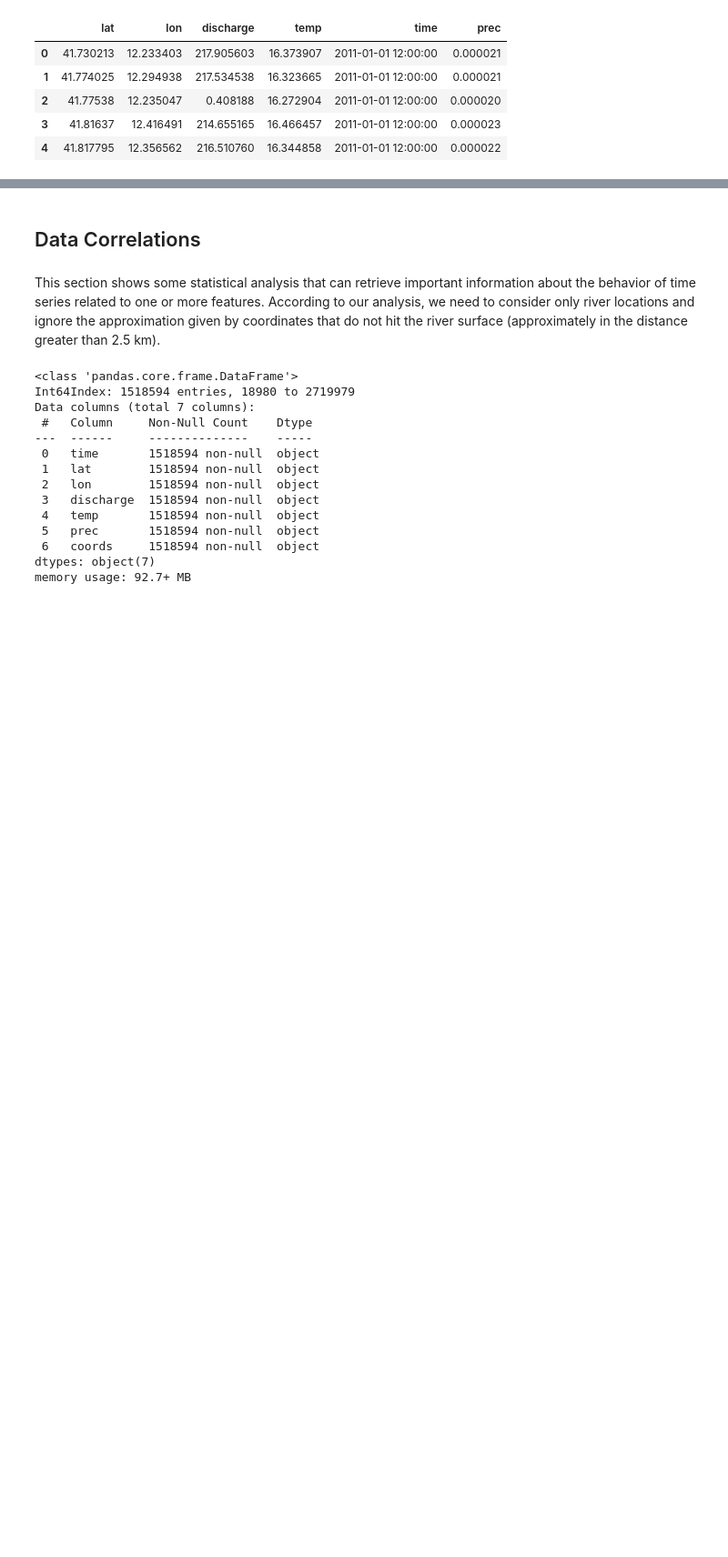
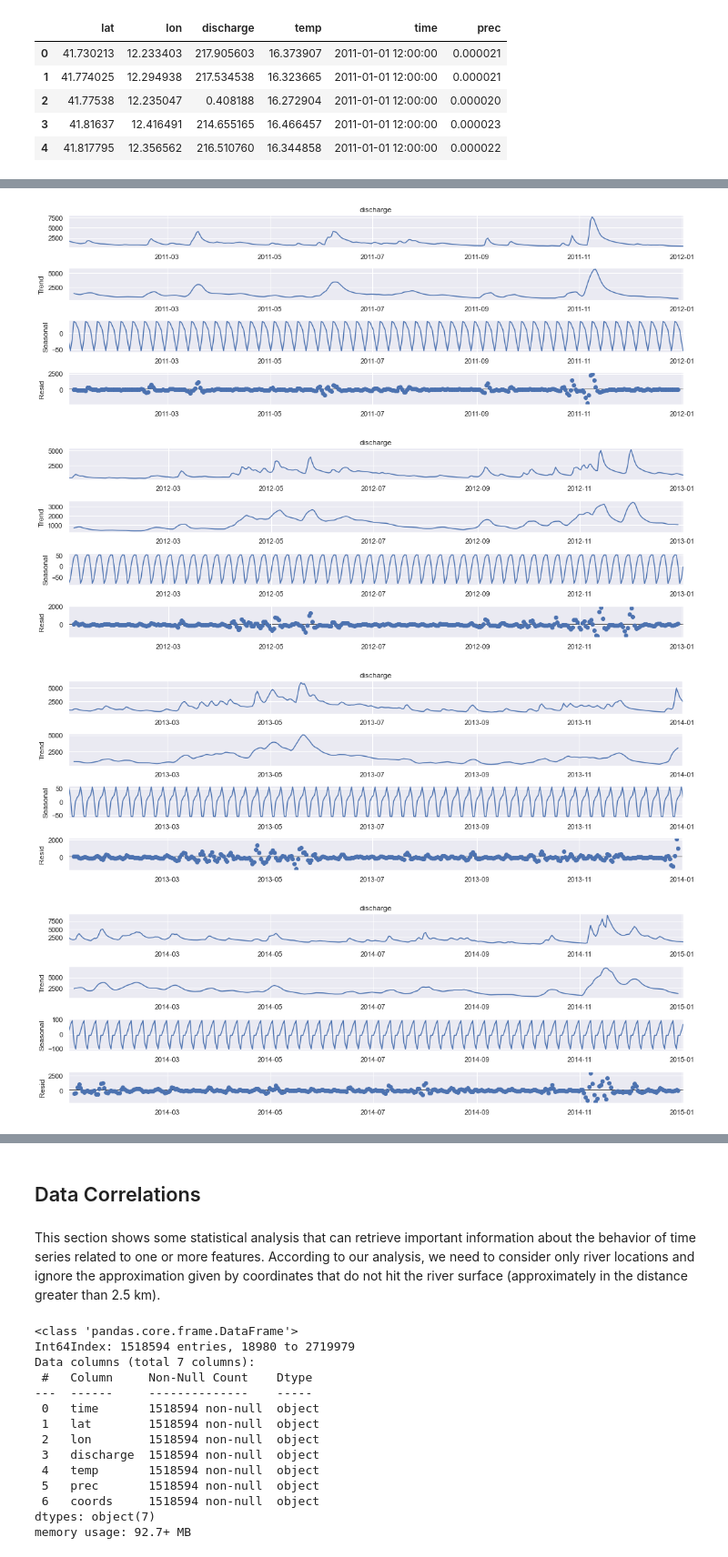
Before and after one commit to kode-git/copernicus, a Jupyter notebook: notebooks/data_analysis.ipynb, the cells around one changed output, grey strips where cells are left out. Shown at 91% size. Saved outputs shown, nothing was run; the diff lists cells and outputs as text; code cells hidden in the pictures; blank space fills up the shorter version.

Commit message:
adding seasonal analysis

```diff
--- a/notebooks/data_analysis.ipynb
+++ b/notebooks/data_analysis.ipynb
@@ -195,0 +275,11 @@ The last plot shows the difference in the locations stored in the final dataset.
+# %%
+# division of time series between years
+years = [i for i in range(2011,2020)]
+times_series_max = []
+times_series_min = []
+for year in years:
+    times_series_max.append(max_river.loc['{}-01-01'.format(year):'{}-01-01'.format(year+1)])
+    times_series_min.append(max_river.loc['{}-01-01'.format(year):'{}-01-01'.format(year+1)])
+print(times_series_max[8].tail())
+print('-'*40)
+print(times_series_min[8].tail())
@@ -195,0 +304,28 @@ The last plot shows the difference in the locations stored in the final dataset.
+# %%
+from statsmodels.tsa.seasonal import seasonal_decompose
+
+trends = []
+residuals = []
+seasonals = []
+for i in range(len(years)):
+
+    river_max = times_series_max[i]
+    analysis = river_max['discharge'].copy()
+
+    decompose_result_mult = seasonal_decompose(analysis, model="additive")
+
+    trends.append(decompose_result_mult.trend)
+    seasonals.append(decompose_result_mult.seasonal)
+    residuals.append(decompose_result_mult.resid)
+
+
+    fig = decompose_result_mult.plot()
+    fig.set_size_inches((15, 5))
+    # Tight layout to realign things
+    fig.tight_layout()
+plt.show()
+# %% [output]
+[figure, added]
+[figure, added]
+[figure, added]
+[figure, added]
```
Also changed, not shown: parts of 23 cells of this notebook.
